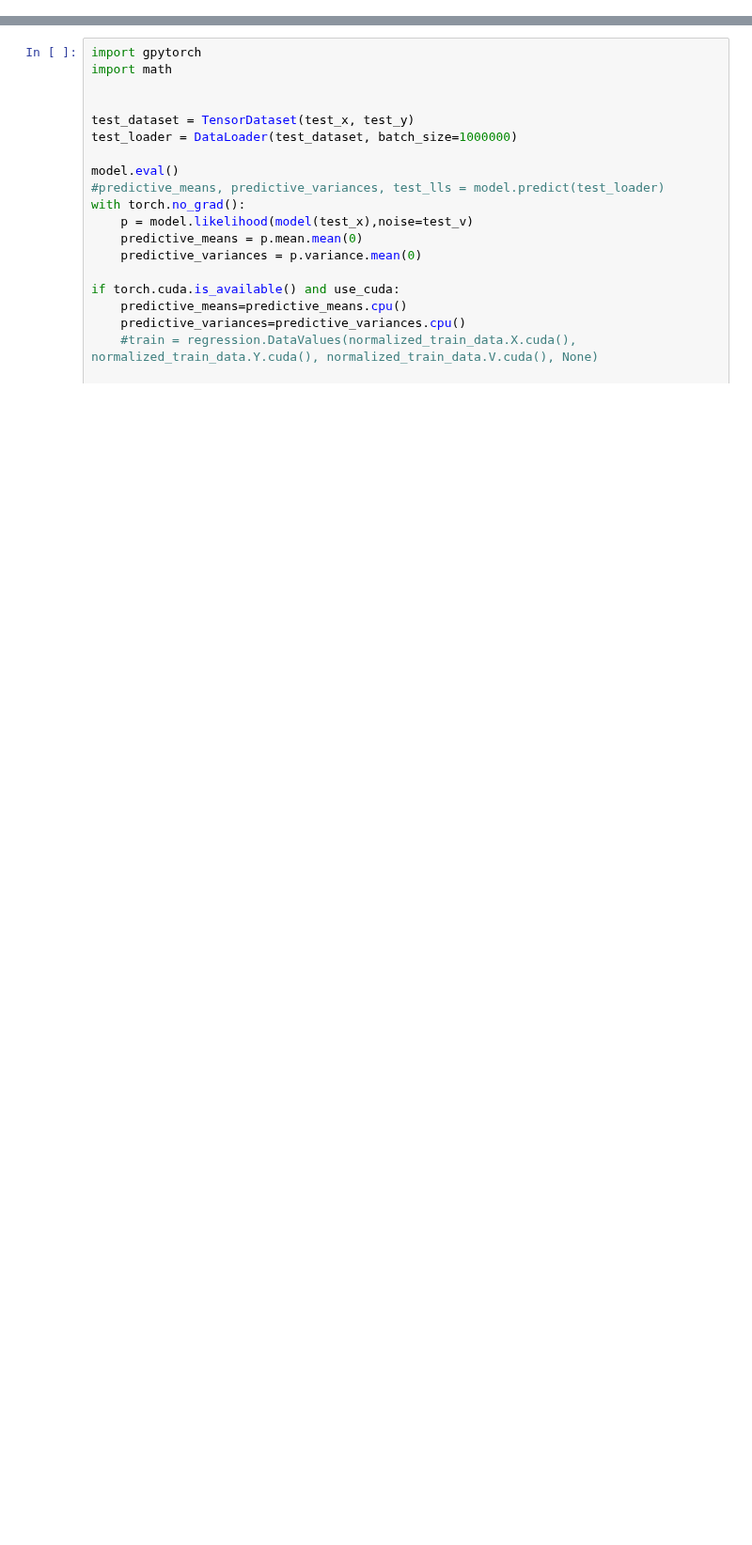
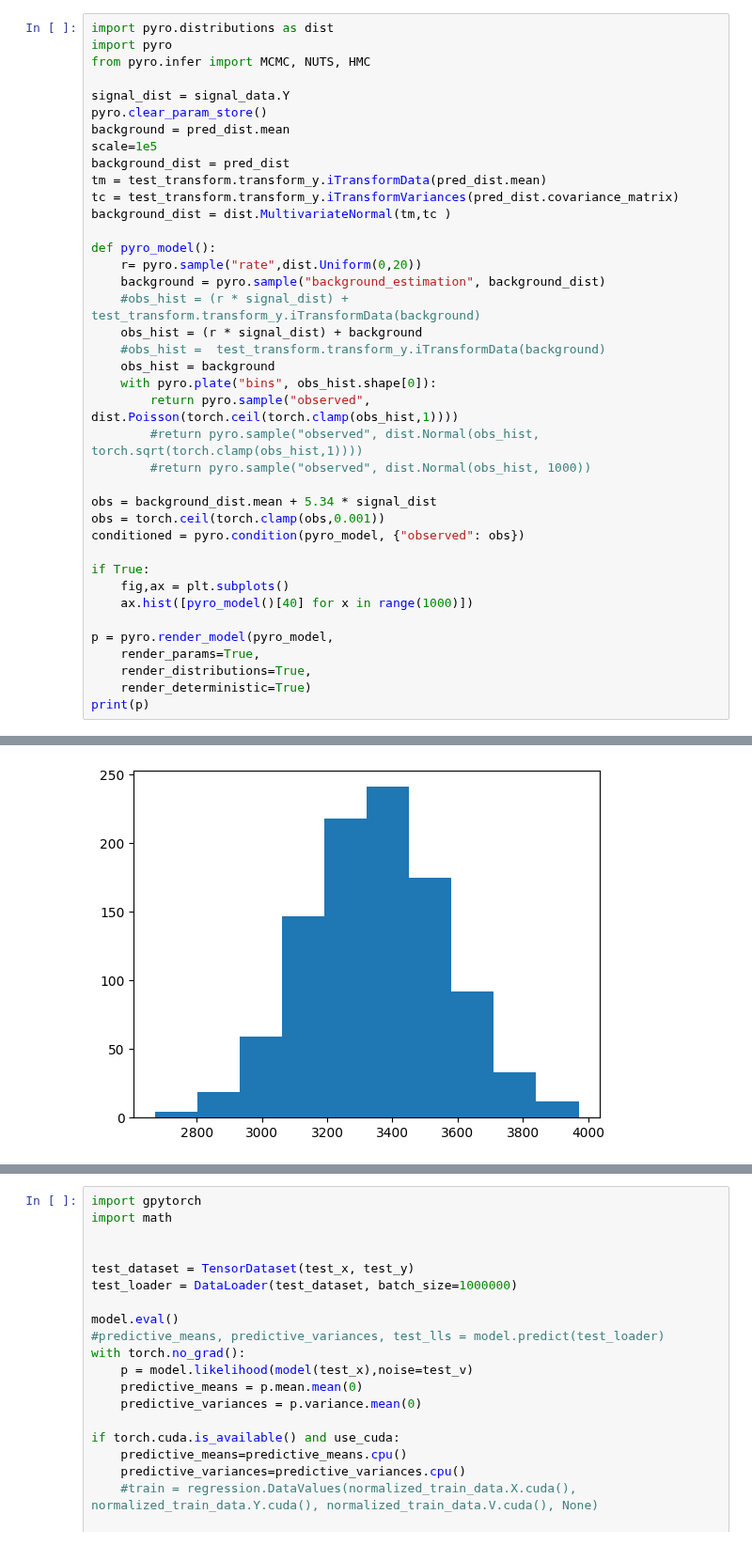
Before and after one commit to UMN-CMS/SingleStopCoffea, a Jupyter notebook: notebooks/multidim_fit.ipynb, the cells around one changed output, grey strips where cells are left out. Shown at 94% size. Saved outputs shown, nothing was run; the diff lists cells and outputs as text; blank space fills up the shorter version.

```diff
--- a/notebooks/multidim_fit.ipynb
+++ b/notebooks/multidim_fit.ipynb
@@ -271,0 +357,40 @@ ind = test_transform.transform_x.iTransformData(indp).detach()
+# %%
+import pyro.distributions as dist
+import pyro
+from pyro.infer import MCMC, NUTS, HMC
+
+signal_dist = signal_data.Y
+pyro.clear_param_store()
+background = pred_dist.mean
+scale=1e5
+background_dist = pred_dist
+tm = test_transform.transform_y.iTransformData(pred_dist.mean)
+tc = test_transform.transform_y.iTransformVariances(pred_dist.covariance_matrix)
+background_dist = dist.MultivariateNormal(tm,tc )
+
+def pyro_model():
+    r= pyro.sample("rate",dist.Uniform(0,20))
+    background = pyro.sample("background_estimation", background_dist)
+    #obs_hist = (r * signal_dist) + test_transform.transform_y.iTransformData(background)
+    obs_hist = (r * signal_dist) + background
+    #obs_hist =  test_transform.transform_y.iTransformData(background)
+    obs_hist = background
+    with pyro.plate("bins", obs_hist.shape[0]):
+        return pyro.sample("observed", dist.Poisson(torch.ceil(torch.clamp(obs_hist,1))))
+        #return pyro.sample("observed", dist.Normal(obs_hist, torch.sqrt(torch.clamp(obs_hist,1))))
+        #return pyro.sample("observed", dist.Normal(obs_hist, 1000))
+
+obs = background_dist.mean + 5.34 * signal_dist
+obs = torch.ceil(torch.clamp(obs,0.001))
+conditioned = pyro.condition(pyro_model, {"observed": obs})
+
+if True:
+    fig,ax = plt.subplots()
+    ax.hist([pyro_model()[40] for x in range(1000)])
+
+p = pyro.render_model(pyro_model,
+    render_params=True,
+    render_distributions=True,
+    render_deterministic=True)
+print(p)
+# %% [output]
@@ -271,0 +407 @@ ind = test_transform.transform_x.iTransformData(indp).detach()
+[figure, added]
```
Also changed, not shown: parts of 28 cells of this notebook, 8 other files.
